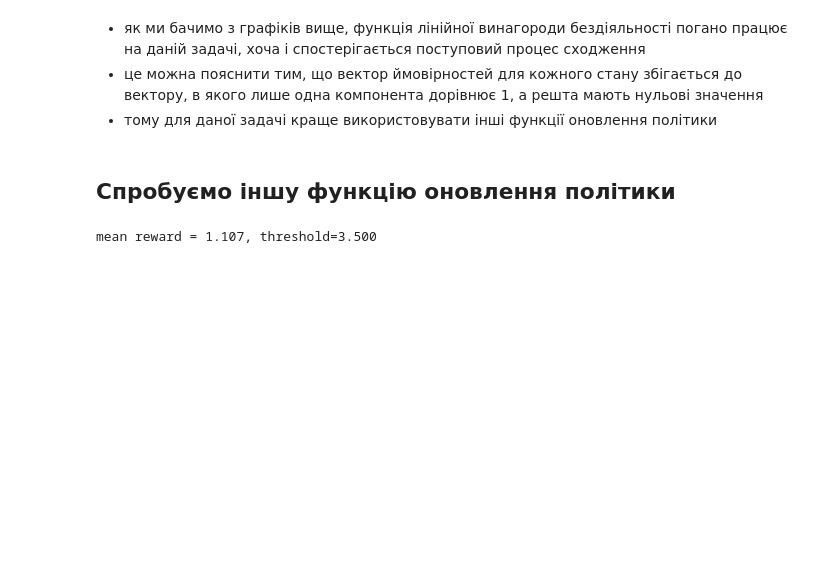
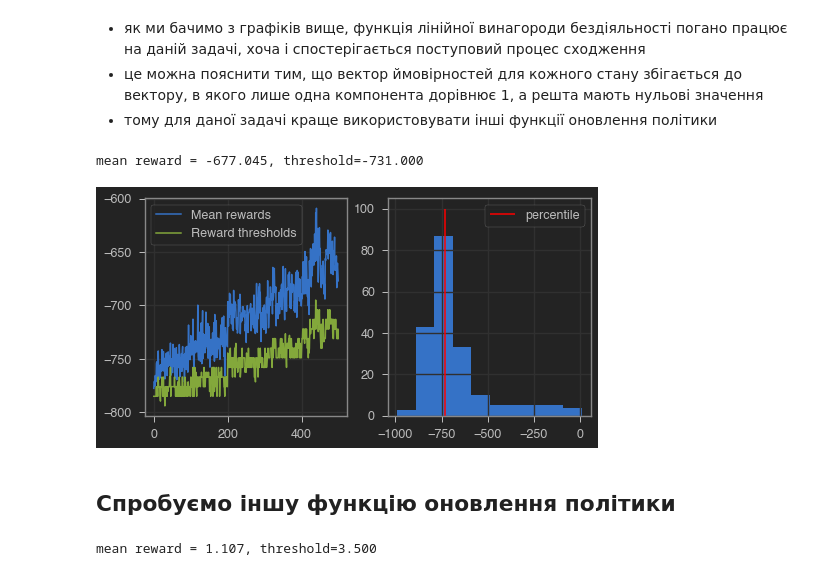
Before and after one commit to kryvokhyzha/examples-and-courses, a Jupyter notebook: ai-kau-course/01-lab/algorithm-of-linear-reward.ipynb, the cells around one changed output. Saved outputs shown, nothing was run; the diff lists cells and outputs as text; code cells hidden in the pictures; blank space fills up the shorter version.

```diff
--- a/ai-kau-course/01-lab/algorithm-of-linear-reward.ipynb
+++ b/ai-kau-course/01-lab/algorithm-of-linear-reward.ipynb
@@ -152,6 +152,34 @@ mean reward = -696.600, threshold=-722.000
 + як ми бачимо з графіків вище, функція лінійної винагороди бездіяльності погано працює на даній задачі, хоча і спостерігається поступовий процес сходження
 + це можна пояснити тим, що вектор ймовірностей для кожного стану збігається до вектору, в якого лише одна компонента дорівнює 1, а решта мають нульові значення
 + тому для даної задачі краще використовувати інші функції оновлення політики
+# %%
+# sample this many sessions
+n_sessions = 200
+# take this percent of session with highest rewards
+percentile = 50
+# learning rate
+learning_rate = 0.75
+# decay coeff for learning rate
+decay_lr = 0.5
+
+policy = np.full((n_states, n_actions), 1./n_actions)
+log = []
+
+for i in range(500):
+    if (i+1) % 100 == 0:
+        learning_rate *= decay_lr
+    # generate new session
+    sessions = [generate_session(policy) for _ in range(n_sessions)]
+    _, states_batch, actions_batch, _, dones_batch, total_reward = zip(*sessions)
+
+    # update policy
+    policy = update_policy(policy, states_batch, actions_batch, dones_batch, learning_rate)
+
+    # display results on chart
+    show_progress(total_reward, log, percentile)
+# %% [output]
+mean reward = -677.045, threshold=-731.000
+[figure, added]
 # %% [markdown]
 ## Спробуємо іншу функцію оновлення політики
 # %%
```
Also changed, not shown: parts of 1 cell of this notebook, 4 other files.
